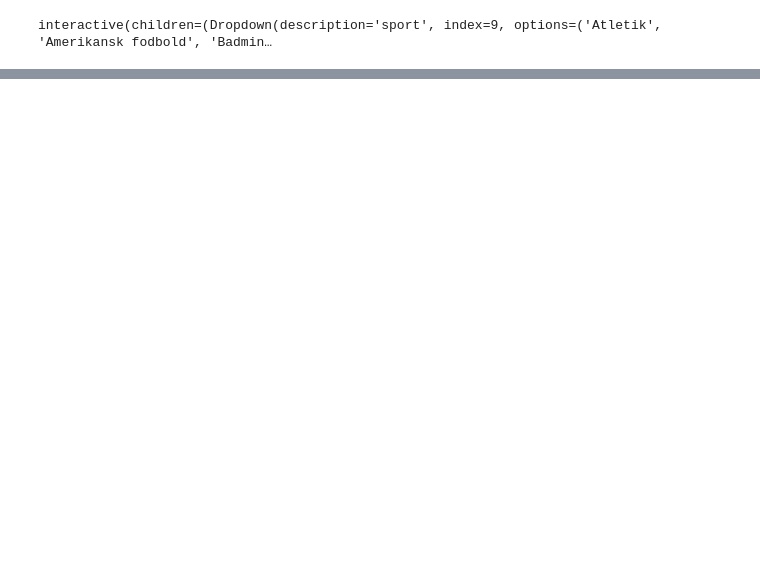
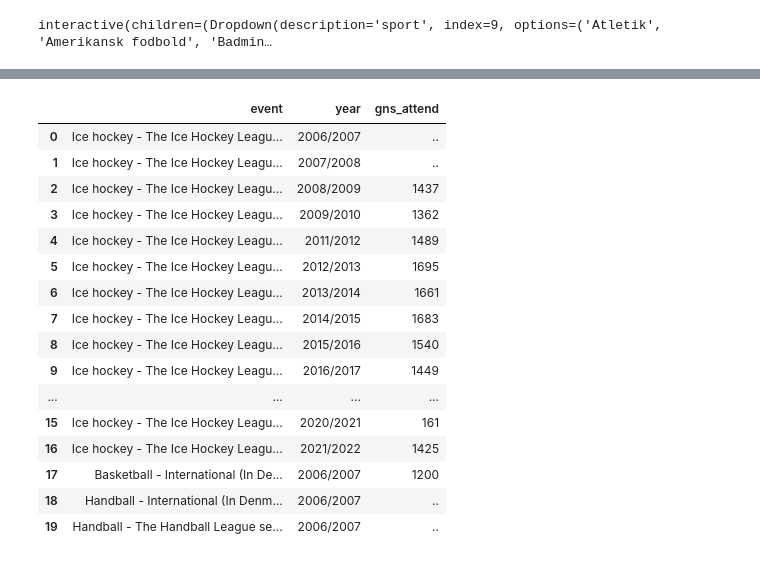
Before and after one commit to NumEconCopenhagen/projects-2024-Simon-C-og-Jens-H, a Jupyter notebook: dataproject/dataproject.ipynb, the cells around one changed output, grey strips where cells are left out. Saved outputs shown, nothing was run; the diff lists cells and outputs as text; code cells hidden in the pictures; blank space fills up the shorter version.

```diff
--- a/dataproject/dataproject.ipynb
+++ b/dataproject/dataproject.ipynb
@@ -244,0 +311,4 @@ interactive(children=(Dropdown(description='sport', index=9, options=('Atletik',
+# %%
+ind = DstApi('IDRTIL01')
+tabsum = ind.tablesummary(language='en')
+display(tabsum)
@@ -244,0 +379,8 @@ interactive(children=(Dropdown(description='sport', index=9, options=('Atletik',
+# %%
+params = {'table': 'idrtil01',
+ 'format': 'BULK',
+ 'lang': 'en',
+ 'variables': [{'code': 'SPORTS', 'values': ['SPO005', 'SPO020', 'SPO025', 'SPO035', 'SPO050','SPO065','SPO070','SPO090']},
+  {'code': 'TILSKUER', 'values': ['ENH15']},
+  {'code': 'Tid', 'values': ['*']}]}
+params
@@ -244,0 +402,3 @@ interactive(children=(Dropdown(description='sport', index=9, options=('Atletik',
+# %%
+sport_api = ind.get_data(params=params)
+sport_api.head(10)
@@ -244,0 +417,24 @@ interactive(children=(Dropdown(description='sport', index=9, options=('Atletik',
+# %%
+sport_api.rename(columns={'INDHOLD':'gns_attend'}, inplace=True)
+sport_api.rename(columns={'TID':'year'}, inplace=True)
+sport_api.rename(columns={'SPORTS':'event'}, inplace=True)
+sport_api.drop(columns=['TILSKUER'], inplace=True)
+sport_api.head(20)
+# %% [output]
+|  | event | year | gns_attend |
+| 0 | Ice hockey - The Ice Hockey Leagu... | 2006/2007 | .. |
+| 1 | Ice hockey - The Ice Hockey Leagu... | 2007/2008 | .. |
+| 2 | Ice hockey - The Ice Hockey Leagu... | 2008/2009 | 1437 |
+| 3 | Ice hockey - The Ice Hockey Leagu... | 2009/2010 | 1362 |
+| 4 | Ice hockey - The Ice Hockey Leagu... | 2011/2012 | 1489 |
+| 5 | Ice hockey - The Ice Hockey Leagu... | 2012/2013 | 1695 |
+| 6 | Ice hockey - The Ice Hockey Leagu... | 2013/2014 | 1661 |
+| 7 | Ice hockey - The Ice Hockey Leagu... | 2014/2015 | 1683 |
+| 8 | Ice hockey - The Ice Hockey Leagu... | 2015/2016 | 1540 |
+| 9 | Ice hockey - The Ice Hockey Leagu... | 2016/2017 | 1449 |
+| ... | ... | ... | ... |
+| 15 | Ice hockey - The Ice Hockey Leagu... | 2020/2021 | 161 |
+| 16 | Ice hockey - The Ice Hockey Leagu... | 2021/2022 | 1425 |
+| 17 | Basketball - International (In De... | 2006/2007 | 1200 |
+| 18 | Handball - International (In Denm... | 2006/2007 | .. |
+| 19 | Handball - The Handball League se... | 2006/2007 | .. |
```
Also changed, not shown: parts of 15 cells of this notebook.
